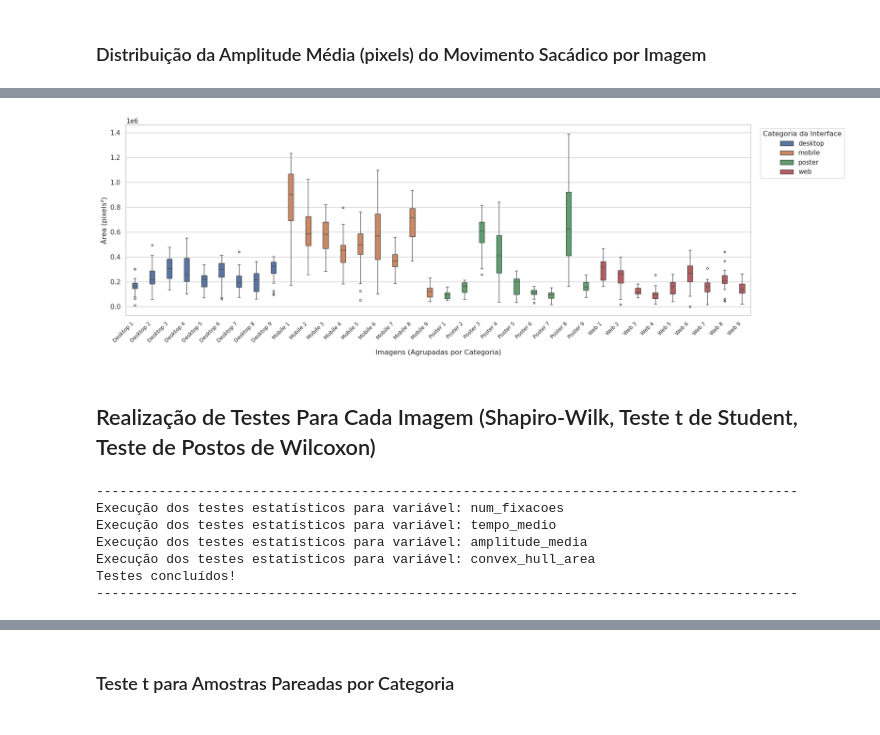
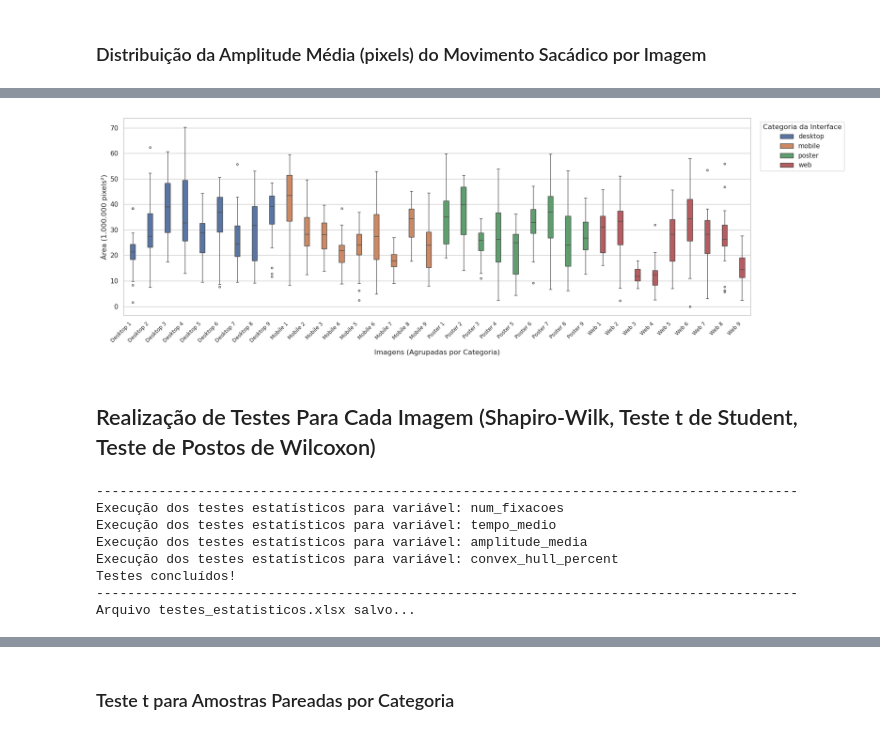
Before and after one commit to rodrigoraupp/hci_eyetracking_analysis, a Jupyter notebook: notebooks/03_analysis.ipynb, the cells around one changed output, grey strips where cells are left out. Drawn from its saved outputs; the diff is of its cells as text; code cells hidden in the pictures.

```diff
--- a/notebooks/03_analysis.ipynb
+++ b/notebooks/03_analysis.ipynb
@@ -250,7 +283,7 @@ df_fixacao_global = df_fixacao_base.copy()
 df_fixacao_global['janela_temporal'] = 'global'
 
 # juntando no mesmo dataframe
-df_fixacao_completo = pd.concat([df_fixacao_base, df_fixacao_global])
+df_fixacao_completo = pd.concat([df_fixacao_base, df_fixacao_global], ignore_index=True)
 
 # calculando métricas de fixação para early, late e global
 df_fixation_metrics = (
@@ -259,7 +292,7 @@ df_fixation_metrics = (
         'num_fixacoes': len(g),
         'tempo_medio': g['FPOGD'].mean(),
         #'pupila_media': g['LPMM'].mean(), # extração de pupila
-        'convex_hull_area': calcular_area_convex_hull(g)
+        'convex_hull_percent': calcular_area_convex_hull(g)
     }), include_groups=False)
     .unstack(fill_value=0) # rotação, criando as 3 colunas de janelas
 )
@@ -275,7 +308,7 @@ df_sacadas_global['janela_temporal'] = 'global'
 df_sacadas_completo = pd.concat([df_sacadas_base, df_sacadas_global])
 
 df_saccade_metrics = (
-    df_sacadas_completo.groupby(['participant_id', 'MEDIA_NAME', 'janela_temporal'])['SACCADE_MAG']
+    df_sacadas_completo.groupby(['participant_id', 'MEDIA_NAME', 'janela_temporal'])['SACCADE_MAG_UI_percent']
     .agg(amplitude_media='mean')
     .unstack(fill_value=np.nan) # preencher com NaN em vez de 0
 )
@@ -389,7 +443,7 @@ df_fixacao_base[
 colunas_metricas = [
     'num_fixacoes_early', 'num_fixacoes_late',
     'tempo_medio_early', 'tempo_medio_late',
-    'convex_hull_area_early', 'convex_hull_area_late',
+    'convex_hull_percent_early', 'convex_hull_percent_late',
     'amplitude_media_early', 'amplitude_media_late'
 ]
 
@@ -564,7 +633,7 @@ colunas_metricas = [
     'num_fixacoes_early', 'num_fixacoes_late',
     'tempo_medio_early', 'tempo_medio_late',
     'amplitude_media_early', 'amplitude_media_late',
-    'convex_hull_area_early', 'convex_hull_area_late',
+    'convex_hull_percent_early', 'convex_hull_percent_late',
 ]
 
 # ATENÇÃO: Corrigi a ordem aqui para bater exatamente com a lista acima!
@@ -786,7 +855,7 @@ plotar_boxplots_fases(
 ### Análise por Imagem
 # %%
 # BOXPLOT PARA TODAS AS IMAGENS
-def plotar_boxplots_todas_imagens(df, metrica, ylabel, titulo=None, limite_y=None):
+def plotar_boxplots_todas_imagens(df, metrica, ylabel, titulo=None, limite_y=None, divisor_y=1):
     """
     Gera um boxplot geral das métricas para cada uma das 36 imagens do estudo.
 
@@ -802,7 +871,8 @@ def plotar_boxplots_todas_imagens(df, metrica, ylabel, titulo=None, limite_y=Non
     sns.set_theme(style="whitegrid")
 
     # ordenação dos dados
-    df_plot = df.sort_values(['Category', 'Nome_Legivel'])
+    df_plot = df.copy().sort_values(['Category', 'Nome_Legivel'])
+    df_plot[metrica] = df_plot[metrica] / divisor_y
 
     # desenho do boxplot
     ax = sns.boxplot(
@@ -874,14 +944,15 @@ plotar_boxplots_todas_imagens(
 # %%
 # BOXPLOTS PARA ÁREA DO ENVOLTÓRIO CONVEXO (PIXELS²) PARA CADA IMAGEM
 plotar_boxplots_todas_imagens(
     df=df_metrics,
-    metrica='convex_hull_area_global',
+    metrica='convex_hull_percent_global',
     #titulo='Área do Envoltório Convexo',
-    ylabel='Área (pixels²)',
+    ylabel='Área (1.000.000 pixels²)',
     #limite_y=(0, 1.2) # limitar o eixo y caso outliers diminuam as proporções do gráfico
+    divisor_y=1
 )
 # %% [output]
-[figure, old version]
+[figure, new version]
 # %% [markdown]
 ## Realização de Testes Para Cada Imagem (Shapiro-Wilk, Teste t de Student, Teste de Postos de Wilcoxon)
 # %%
@@ -988,25 +1066,35 @@ variaveis_list = [
     'num_fixacoes',
     'tempo_medio',
     'amplitude_media',
-    'convex_hull_area',
+    'convex_hull_percent',
 ]
 print("-"*90)
 try:
     for variavel in variaveis_list:
 
         print(f"Execução dos testes estatísticos para variável: {variavel}")
-        testes_dict[variavel] = shapiro_wilcoxon_student(df=df_metrics, metrica=variavel)
+        testes_dict[variavel] = shapiro_wilcoxon_student(df=df_metrics, metrica=variavel, arredondar=6)
 
 except:
-    print("Algo deu errado.")
+    print("Algo deu errado ao realizar os testes estatísticos.")
 else:
     print("Testes concluídos!")
     print("-"*90)
+
+# salvando em excel
+nome_do_arquivo_testes = 'testes_estatisticos.xlsx'
+
+with pd.ExcelWriter('../data/'+nome_do_arquivo_testes, engine='openpyxl') as writer:
+    for nome_planilha, df in testes_dict.items():
+        df.to_excel(writer, sheet_name=nome_planilha, index=False)
+
+print(f"Arquivo {nome_do_arquivo_testes} salvo...")
 # %% [output]
 ------------------------------------------------------------------------------------------
 Execução dos testes estatísticos para variável: num_fixacoes
 Execução dos testes estatísticos para variável: tempo_medio
 Execução dos testes estatísticos para variável: amplitude_media
-Execução dos testes estatísticos para variável: convex_hull_area
+Execução dos testes estatísticos para variável: convex_hull_percent
 Testes concluídos!
 ------------------------------------------------------------------------------------------
+Arquivo testes_estatisticos.xlsx salvo...
```
Also changed, not shown: parts of 31 cells of this notebook, 1 other file.
